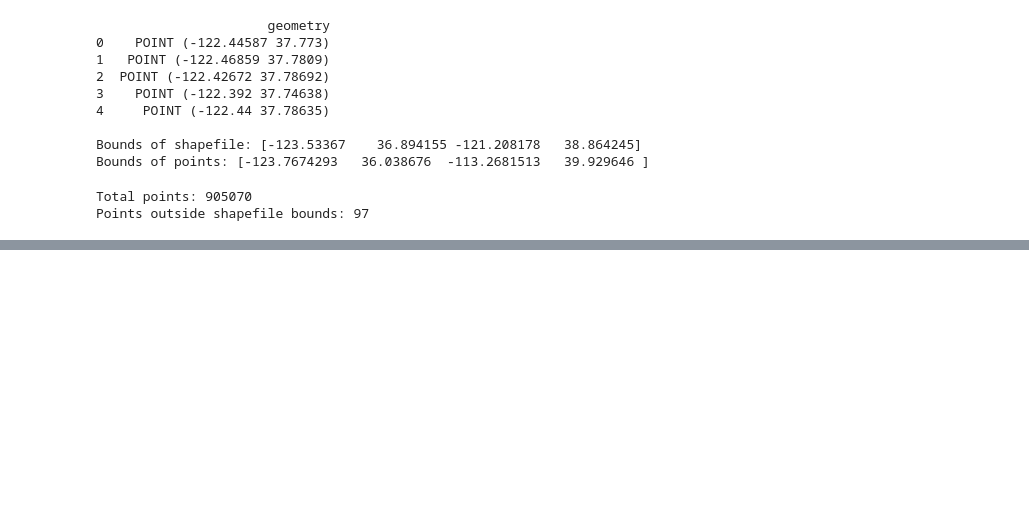
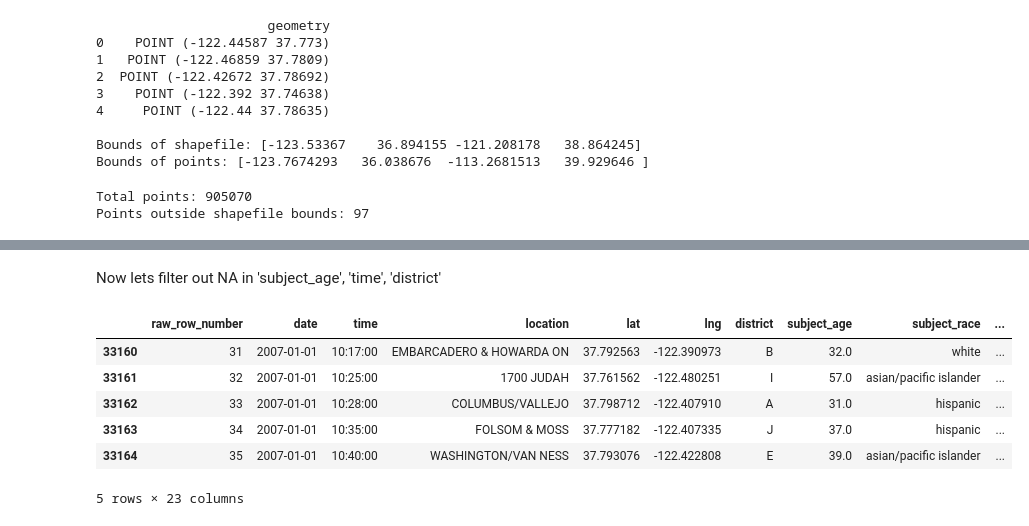
Before and after one commit to utexas-SDS-357/sds357-project-sp26-con-founders, a Jupyter notebook: Preprocessing/sf_analysis.ipynb, the cells around one changed output, grey strips where cells are left out. Saved outputs shown, nothing was run; the diff lists cells and outputs as text; code cells hidden in the pictures; blank space fills up the shorter version.

```diff
--- a/Preprocessing/sf_analysis.ipynb
+++ b/Preprocessing/sf_analysis.ipynb
@@ -81,0 +133,2 @@ Points outside shapefile bounds: 97
+# %% [markdown]
+Now lets filter out NA in  'subject_age', 'time', 'district'
@@ -82 +137,11 @@ Points outside shapefile bounds: 97
+# %%
+gdf_filtered.head()
+# %% [output]
+|  | raw_row_number | date | time | location | lat | lng | district | subject_age | subject_race | ... |
+| 33160 | 31 | 2007-01-01 | 10:17:00 | EMBARCADERO & HOWARDA ON | 37.792563 | -122.390973 | B | 32.0 | white | ... |
+| 33161 | 32 | 2007-01-01 | 10:25:00 | 1700 JUDAH | 37.761562 | -122.480251 | I | 57.0 | asian/pacific islander | ... |
+| 33162 | 33 | 2007-01-01 | 10:28:00 | COLUMBUS/VALLEJO | 37.798712 | -122.407910 | A | 31.0 | hispanic | ... |
+| 33163 | 34 | 2007-01-01 | 10:35:00 | FOLSOM & MOSS | 37.777182 | -122.407335 | J | 37.0 | hispanic | ... |
+| 33164 | 35 | 2007-01-01 | 10:40:00 | WASHINGTON/VAN NESS | 37.793076 | -122.422808 | E | 39.0 | asian/pacific islander | ... |
+5 rows × 23 columns
 # %% [markdown]
```
Also changed, not shown: parts of 10 cells of this notebook.
